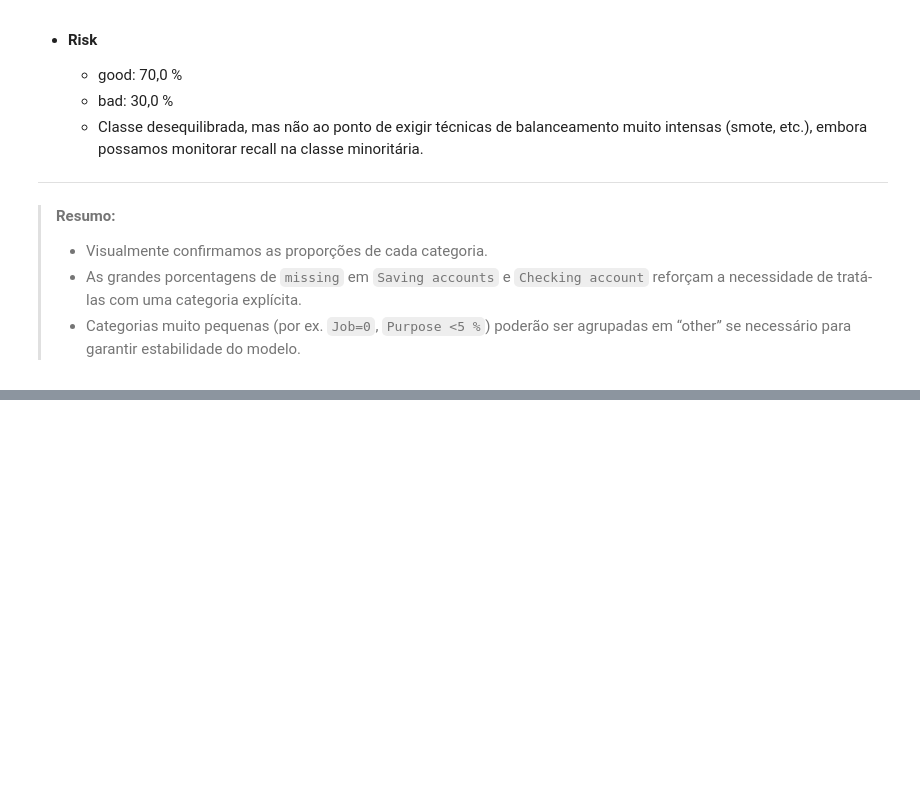
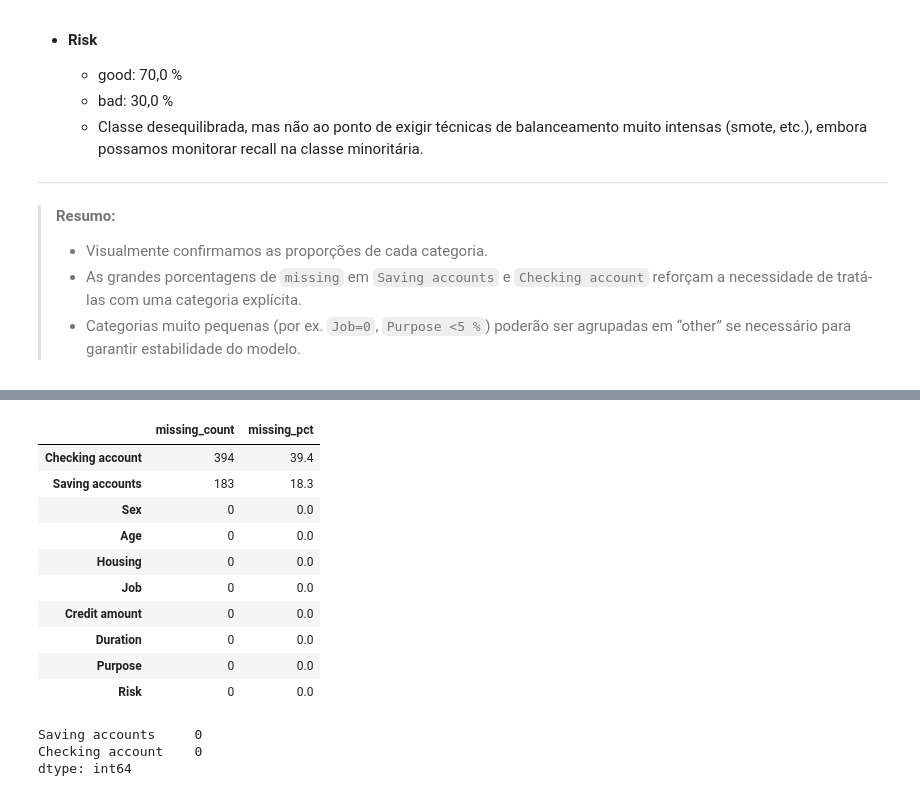
Before and after one commit to viniaraujo68/german-credit-risk, a Jupyter notebook: analysis.ipynb, the cells around one changed output, grey strips where cells are left out. Cells and saved outputs as stored; diff of their text form; code cells hidden in the pictures; blank space fills up the shorter version.

Commit message:
feat(data-cleaning): add missing value handling for categorical columns

```diff
--- a/analysis.ipynb
+++ b/analysis.ipynb
@@ -355,0 +368,36 @@ for col in cat_cols:
+# %%
+# Quantificando missings
+missing = df.isna().sum()
+missing_pct = (df.isna().mean() * 100).round(2)
+
+ms = pd.DataFrame({
+    'missing_count': missing,
+    'missing_pct': missing_pct
+}).sort_values('missing_pct', ascending=False)
+
+ms
+# %% [output]
+|  | missing_count | missing_pct |
+| Checking account | 394 | 39.4 |
+| Saving accounts | 183 | 18.3 |
+| Sex | 0 | 0.0 |
+| Age | 0 | 0.0 |
+| Housing | 0 | 0.0 |
+| Job | 0 | 0.0 |
+| Credit amount | 0 | 0.0 |
+| Duration | 0 | 0.0 |
+| Purpose | 0 | 0.0 |
+| Risk | 0 | 0.0 |
+# %%
+# Imputação simples para categóricos
+cat_cols = ['Saving accounts', 'Checking account']
+
+for col in cat_cols:
+    df[col] = df[col].fillna('missing')
+
+# Verificação pós-imputação
+df[cat_cols].isna().sum()
+# %% [output]
+Saving accounts     0
+Checking account    0
+dtype: int64
```
Also changed, not shown: parts of 2 cells of this notebook.
